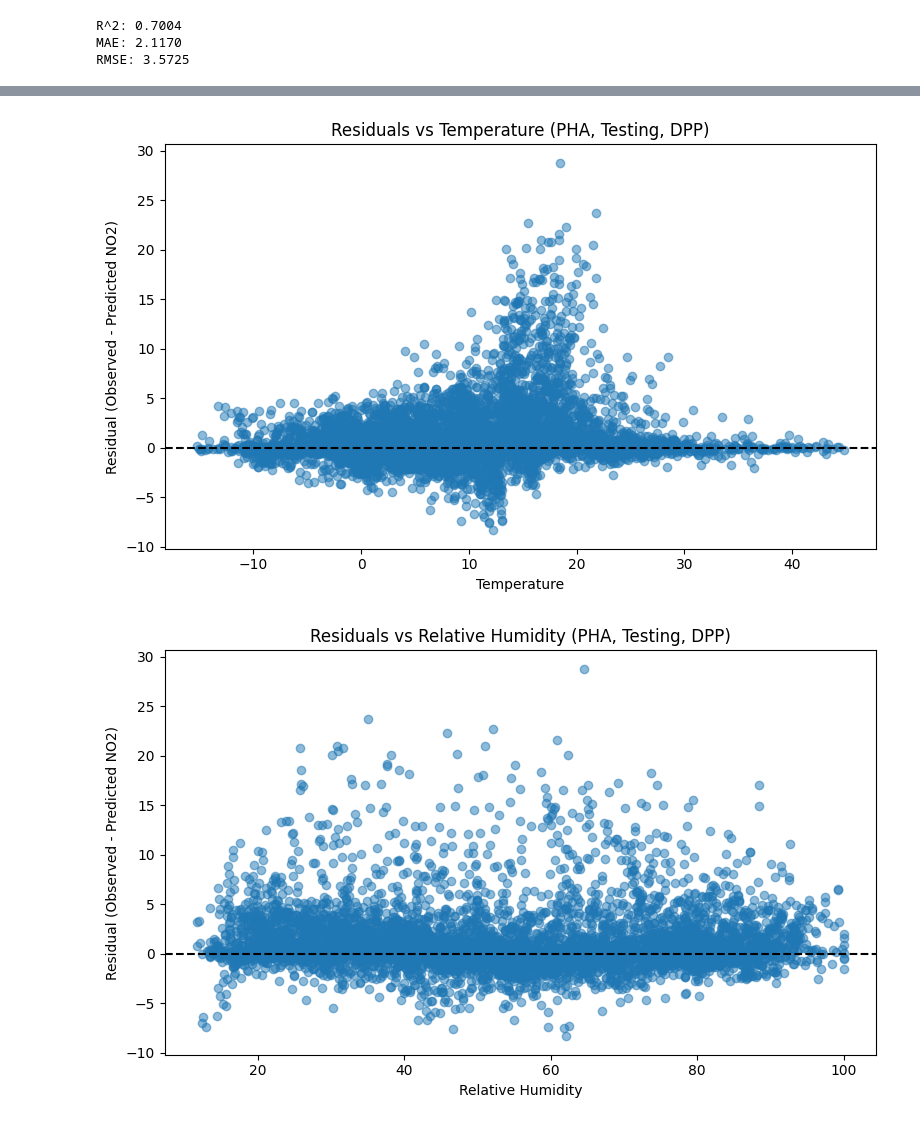
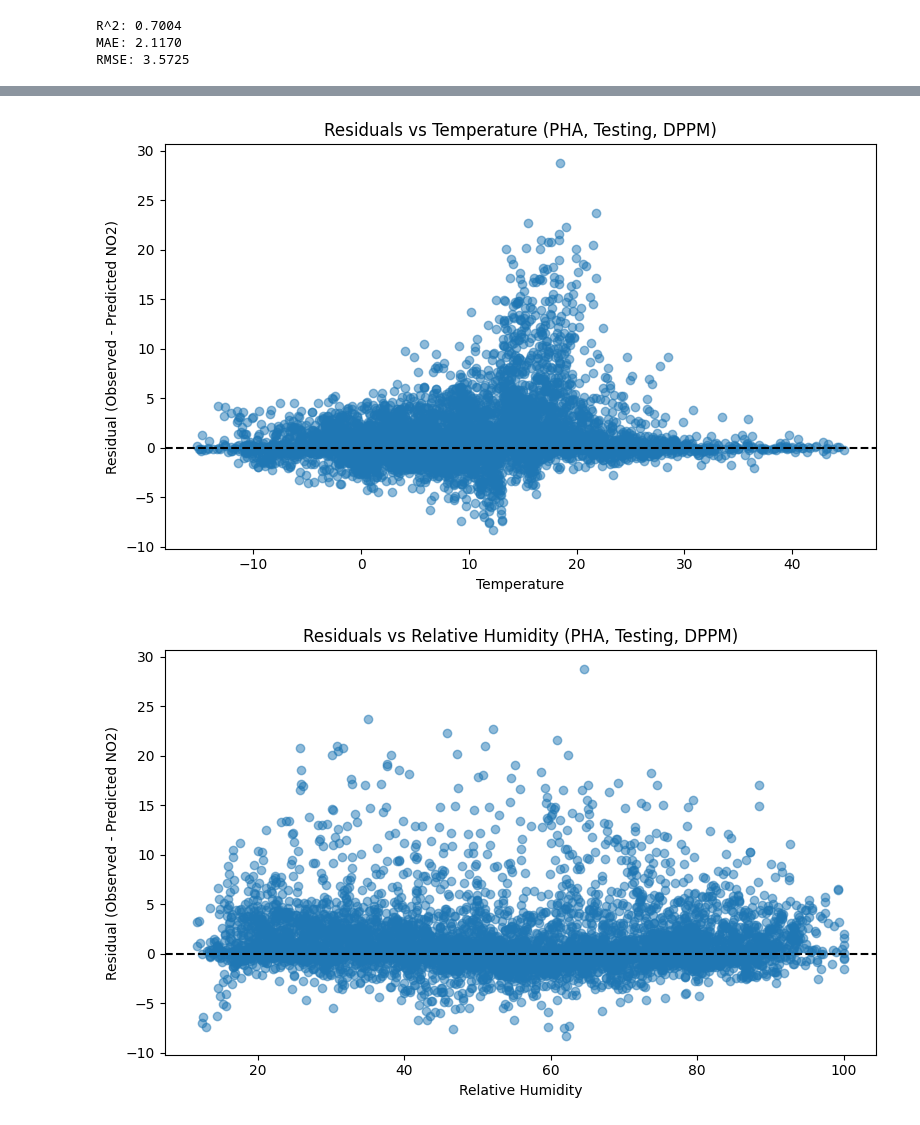
Before and after one commit to jacklardner/no2-o3-calibration, a Jupyter notebook: no2 dppm models.ipynb, the cells around one changed output, grey strips where cells are left out. Cells and saved outputs as stored; diff of their text form; code cells hidden in the pictures.

```diff
--- a/no2 dppm models.ipynb
+++ b/no2 dppm models.ipynb
@@ -750,36 +750,36 @@ plt.axhline(0, linestyle="--", color="black")
 
 plt.xlabel("Temperature")
 plt.ylabel("Residual (Observed - Predicted NO2)")
-plt.title("Residuals vs Temperature (PHA, Testing, DPP)")
+plt.title("Residuals vs Temperature (PHA, Testing, DPPM)")
 
 plt.tight_layout()
 plt.show()
 
 plt.figure(figsize=(8,5))
 
 plt.scatter(results["rh"], results["residual"], alpha=0.5)
 
 plt.axhline(0, linestyle="--", color="black")
 
 plt.xlabel("Relative Humidity")
 plt.ylabel("Residual (Observed - Predicted NO2)")
-plt.title("Residuals vs Relative Humidity (PHA, Testing, DPP)")
+plt.title("Residuals vs Relative Humidity (PHA, Testing, DPPM)")
 
 plt.tight_layout()
 plt.show()
 
 plt.figure(figsize=(8,5))
 
 plt.scatter(results["observed_no2"], results["residual"], alpha=0.5)
 
 plt.axhline(0, linestyle="--", color="black")
 
 plt.xlabel("Observed NO2")
 plt.ylabel("Residual (Observed - Predicted)")
-plt.title("Residuals vs Observed NO2 (PHA, Testing, DPP)")
+plt.title("Residuals vs Observed NO2 (PHA, Testing, DPPM)")
 
 plt.tight_layout()
 plt.show()
 # %% [output]
-[figure, old version]
+[figure, new version]
-[figure, old version]
+[figure, new version]
```
Also changed, not shown: parts of 5 cells of this notebook, 2 other files.
